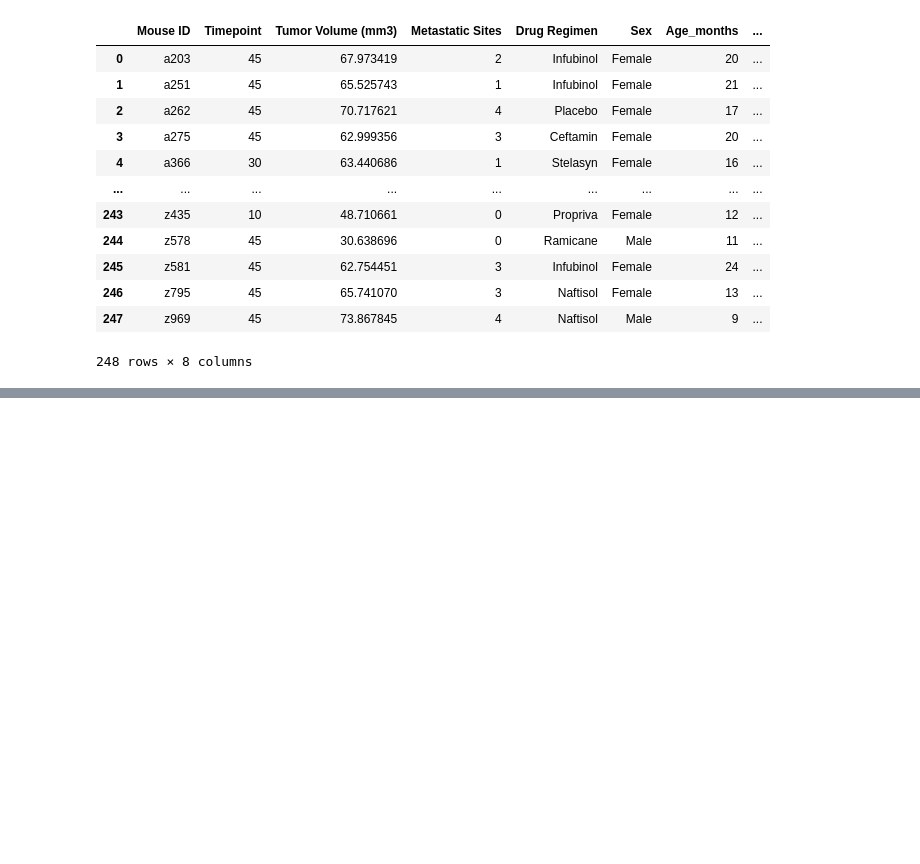
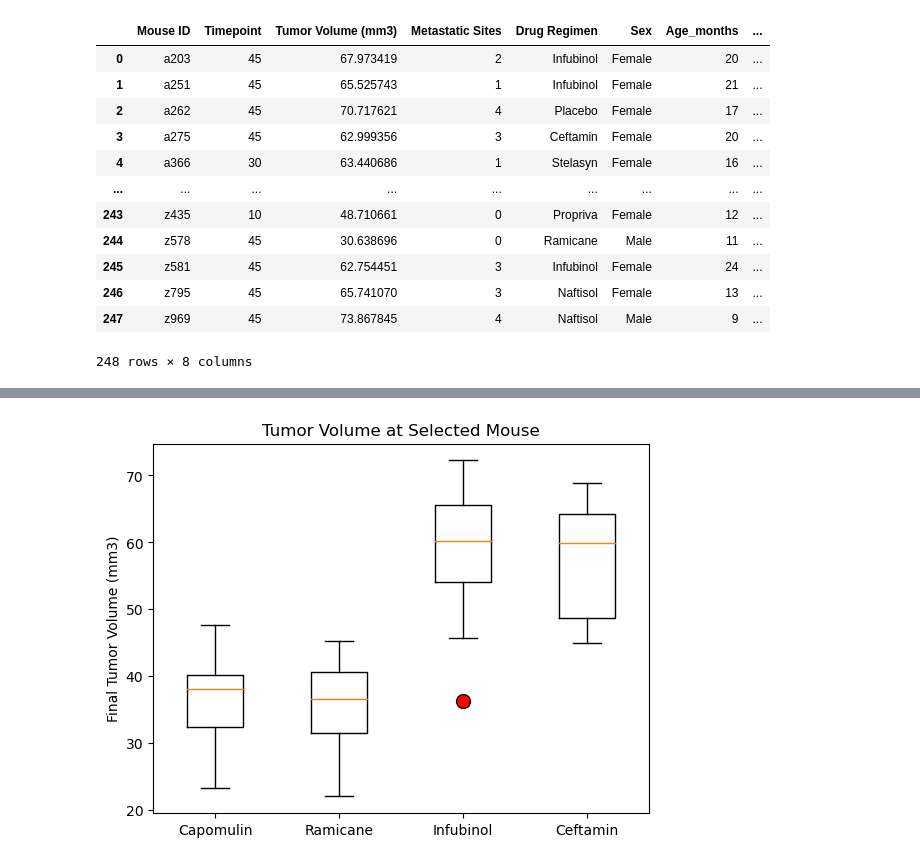
Before and after one commit to krlind78/Mod-5-Pymaceuticals, a Jupyter notebook: Pymaceuticals.ipynb, the cells around one changed output, grey strips where cells are left out. Drawn from its saved outputs; the diff is of its cells as text; code cells hidden in the pictures; blank space fills up the shorter version.

```diff
--- a/Pymaceuticals.ipynb
+++ b/Pymaceuticals.ipynb
@@ -271,0 +268,11 @@ Series([], Name: Tumor Volume (mm3), dtype: float64)
+# %%
+# Generate a box plot that shows the distrubution of the tumor volume for each treatment group.
+red_dot = dict(markerfacecolor = "red", markersize=10)
+plt.boxplot(tumor_vol_data, labels=['Capomulin','Ramicane','Infubinol','Ceftamin'],flierprops= red_dot)
+plt.ylabel('Final Tumor Volume (mm3)')
+plt.title('Tumor Volume at Selected Mouse')
+
+
+plt.show()
+# %% [output]
+[figure, added]
```
Also changed, not shown: parts of 12 cells of this notebook.
